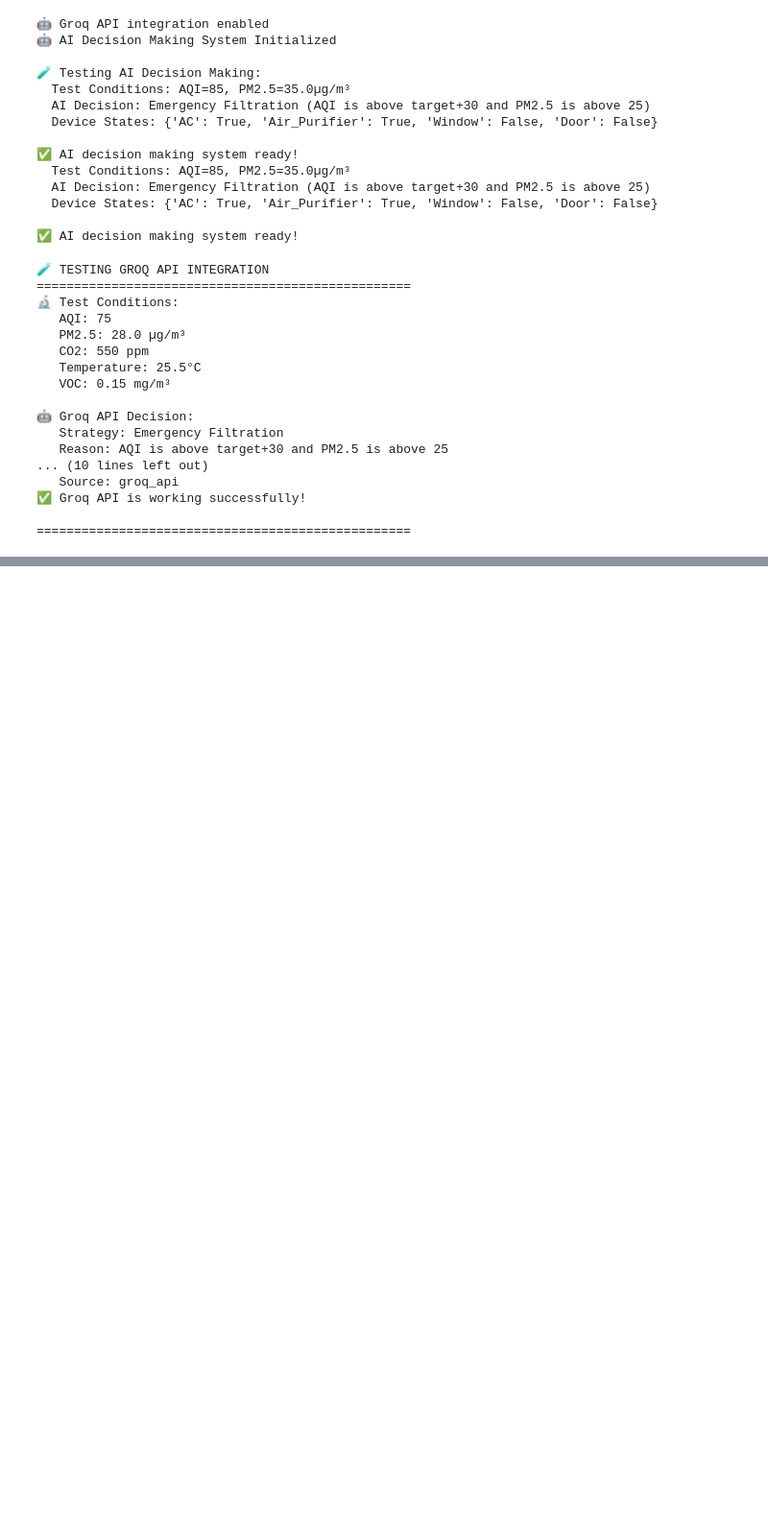
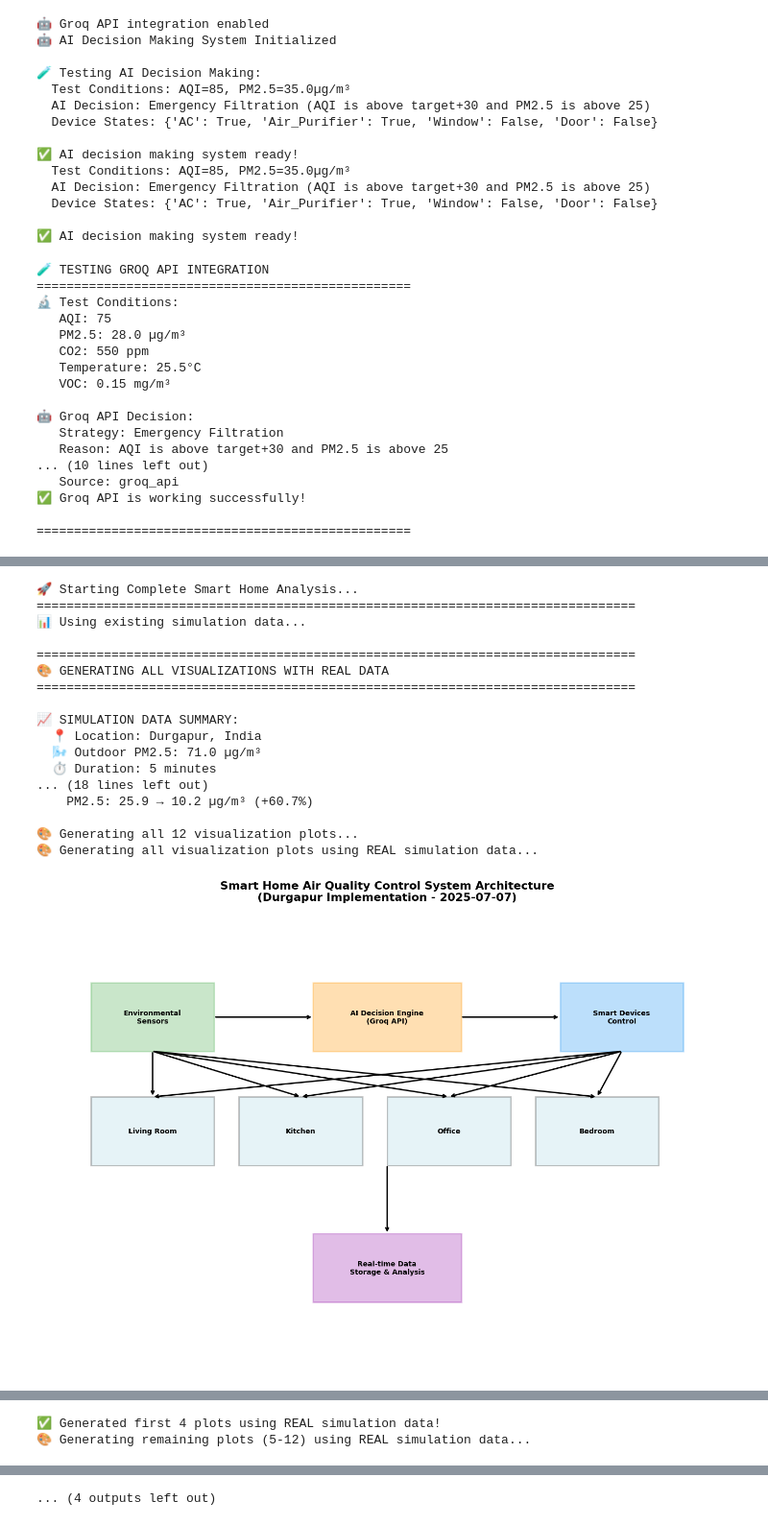
Before and after one commit to nytrixis/smarthomeai, a Jupyter notebook: smart_home_air_quality_system.ipynb, the cells around one changed output, grey strips where cells are left out. Shown at 96% size. Saved outputs shown, nothing was run; the diff lists cells and outputs as text; code cells hidden in the pictures; blank space fills up the shorter version.

```diff
--- a/smart_home_air_quality_system.ipynb
+++ b/smart_home_air_quality_system.ipynb
@@ -812,7 +812,7 @@ Respond with ONLY a JSON object in this exact format:
         return self._get_rule_based_decision(room_name, conditions, target_aqi)
 
 # Initialize AI Decision Maker with Groq API
-GROQ_API_KEY = "groq_api_key"
+GROQ_API_KEY = "your_api_key"
 ai_decision_maker = AIDecisionMaker(groq_api_key=GROQ_API_KEY)
 
 # Test AI decision making
@@ -1273,0 +2469,21 @@ print("=" * 60)
+# %%
+run_complete_analysis()
+# %% [output]
+🚀 Starting Complete Smart Home Analysis...
+================================================================================
+📊 Using existing simulation data...
+
+================================================================================
+🎨 GENERATING ALL VISUALIZATIONS WITH REAL DATA
+================================================================================
+
+📈 SIMULATION DATA SUMMARY:
+  📍 Location: Durgapur, India
+  🌬️ Outdoor PM2.5: 71.0 µg/m³
+  ⏱️ Duration: 5 minutes
+... (18 lines left out)
+    PM2.5: 25.9 → 10.2 µg/m³ (+60.7%)
+
+🎨 Generating all 12 visualization plots...
+🎨 Generating all visualization plots using REAL simulation data...
+[figure, added]
@@ -1273,0 +2493,2 @@ print("=" * 60)
+✅ Generated first 4 plots using REAL simulation data!
+🎨 Generating remaining plots (5-12) using REAL simulation data...
@@ -1273,0 +2501 @@ print("=" * 60)
+... (4 outputs left out)
```
Also changed, not shown: parts of 11 cells of this notebook, 16 other files.
